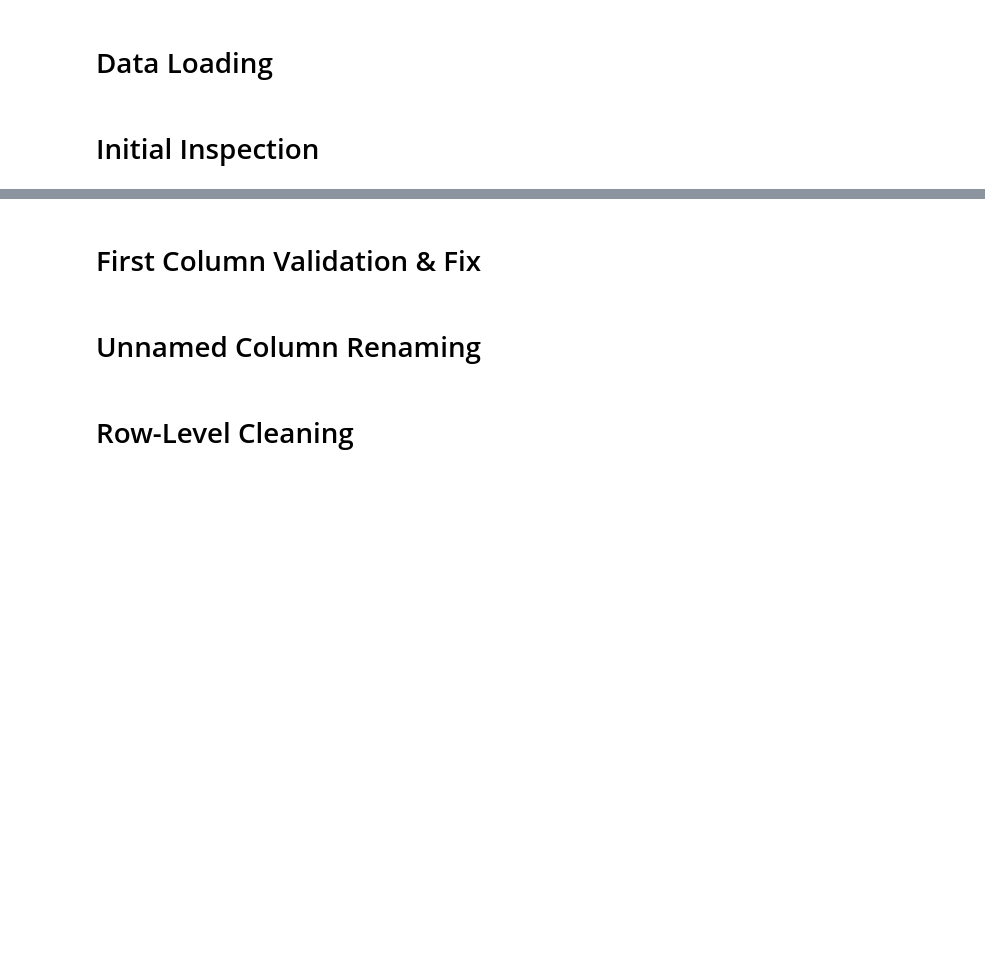
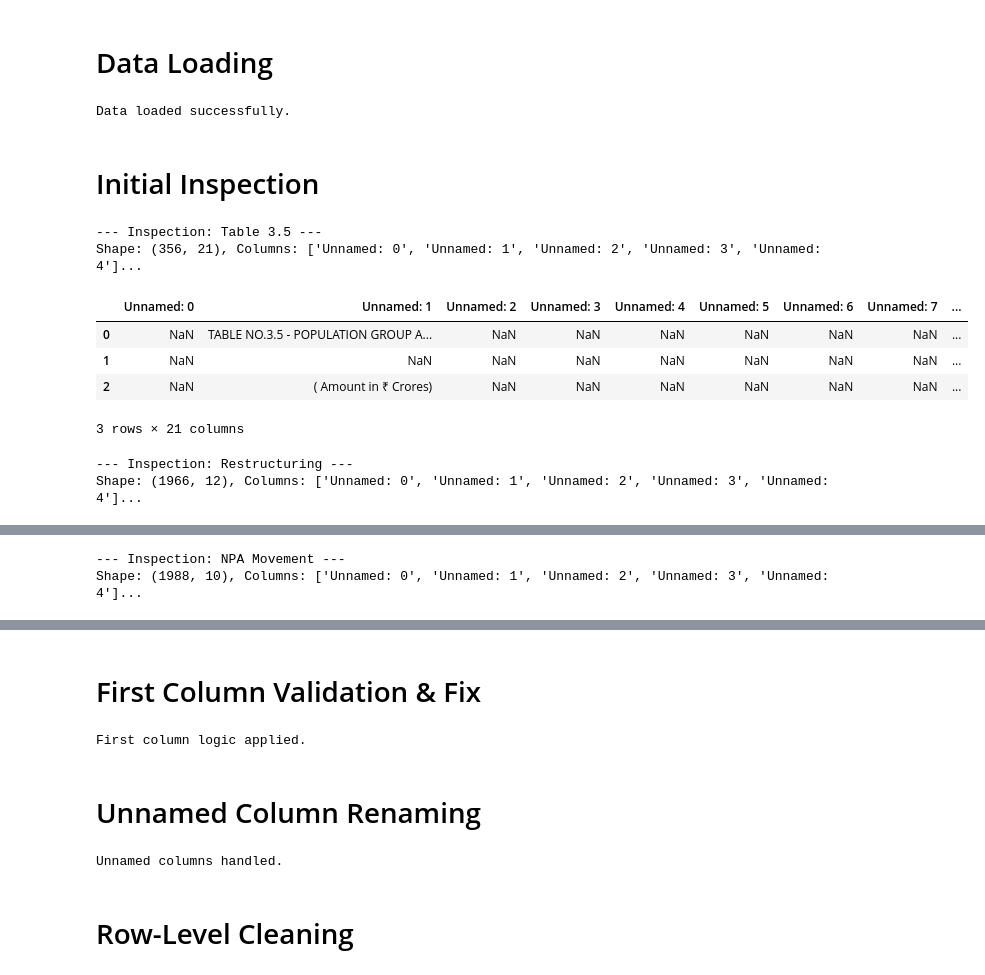
Before and after one commit to Radhika989/ANN_credit, a Jupyter notebook: loan_restructuring_cleaning.ipynb, the cells around one changed output, grey strips where cells are left out. Cells and saved outputs as stored; diff of their text form; code cells hidden in the pictures; blank space fills up the shorter version.

```diff
--- a/loan_restructuring_cleaning.ipynb
+++ b/loan_restructuring_cleaning.ipynb
@@ -15,24 +15,48 @@ from torch.utils.data import Dataset, DataLoader
 import matplotlib.pyplot as plt
 import optuna
 
-# File Paths
+# File Paths for RBI datasets
 file_3_5 = 'Table No 3.5 Population Group and Bank Group-wise Classification of Outstanding Credit of SCBs According to Occupation.xlsx'
 file_restructuring = '13.Loan Subjected to Restructuring and Corporate Debt Restructured.xlsx'
 file_npa = '_6.Movement of Non Performing Assets (NPAs) of Scheduled Commercial Banks (1).xlsx'
 
-# Load Raw Data
+# Load Raw Data into pandas DataFrames
 table_3_5 = pd.read_excel(file_3_5)
 table_restructuring = pd.read_excel(file_restructuring)
 table_npa = pd.read_excel(file_npa)
 
+# Common utility to convert strings to camelCase
+def to_camel_case(text):
+    if pd.isna(text) or str(text).strip() == "": return "unnamedColumn"
+    text = str(text)
+    words = re.findall(r'[A-Z]?[a-z0-9]+|[A-Z]+(?=[A-Z][a-z0-9]|\b)', text)
+    if not words: words = re.sub(r'[^a-zA-Z0-9]', ' ', text).split()
+    if not words: return "unnamedColumn"
+    processed = [words[0].lower()]
+    for word in words[1:]: processed.append(word.capitalize())
+    return "".join(processed)
+
 print("Data loaded successfully.")
+# %% [output]
+Data loaded successfully.
 # %% [markdown]
 # Initial Inspection
 # %%
 def inspect_table(df, name):
     print(f"--- Inspection: {name} ---")
     print(f"Shape: {df.shape}, Columns: {df.columns.tolist()[:5]}...")
+    display(df.head(3))
 
-inspect_table(table_3_5, "Table 3.5")
-inspect_table(table_restructuring, "Restructuring")
-inspect_table(table_npa, "NPA Movement")
+inspect_table(table_3_5, 'Table 3.5')
+inspect_table(table_restructuring, 'Restructuring')
+inspect_table(table_npa, 'NPA Movement')
+# %% [output]
+--- Inspection: Table 3.5 ---
+Shape: (356, 21), Columns: ['Unnamed: 0', 'Unnamed: 1', 'Unnamed: 2', 'Unnamed: 3', 'Unnamed: 4']...
+|  | Unnamed: 0 | Unnamed: 1 | Unnamed: 2 | Unnamed: 3 | Unnamed: 4 | Unnamed: 5 | Unnamed: 6 | Unnamed: 7 | ... |
+| 0 | NaN | TABLE NO.3.5 - POPULATION GROUP A... | NaN | NaN | NaN | NaN | NaN | NaN | ... |
+| 1 | NaN | NaN | NaN | NaN | NaN | NaN | NaN | NaN | ... |
+| 2 | NaN | ( Amount in ₹ Crores) | NaN | NaN | NaN | NaN | NaN | NaN | ... |
+3 rows × 21 columns
+--- Inspection: Restructuring ---
+Shape: (1966, 12), Columns: ['Unnamed: 0', 'Unnamed: 1', 'Unnamed: 2', 'Unnamed: 3', 'Unnamed: 4']...
@@ -38,0 +67,2 @@ inspect_table(table_npa, "NPA Movement")
+--- Inspection: NPA Movement ---
+Shape: (1988, 10), Columns: ['Unnamed: 0', 'Unnamed: 1', 'Unnamed: 2', 'Unnamed: 3', 'Unnamed: 4']...
@@ -51,7 +85,9 @@ def validate_first_column(df):
 table_3_5 = validate_first_column(table_3_5)
 table_restructuring = validate_first_column(table_restructuring)
 table_npa = validate_first_column(table_npa)
-print("First column validation and fix completed.")
+print('First column logic applied.')
+# %% [output]
+First column logic applied.
 # %% [markdown]
 # Unnamed Column Renaming
 # %%
@@ -63,13 +99,12 @@ def infer_column_names(df):
         'restructured': 'restructuredAmount', 'loan': 'loanId'
     }
     for i, col in enumerate(new_columns):
-        if "Unnamed" in str(col):
+        if 'Unnamed' in str(col):
             inferred = None
             for val in df.iloc[:15, i]:
                 val_str = str(val).lower()
                 for key, mapped in semantic_map.items():
-                    if key in val_str:
-                        inferred = mapped; break
+                    if key in val_str: inferred = mapped; break
                 if inferred: break
                 if len(val_str) > 2 and not val_str.replace('.','').isdigit():
                     inferred = val_str.strip(); break
@@ -80,7 +115,9 @@ def infer_column_names(df):
 table_3_5 = infer_column_names(table_3_5)
 table_restructuring = infer_column_names(table_restructuring)
 table_npa = infer_column_names(table_npa)
-print("Unnamed columns handled.")
+print('Unnamed columns handled.')
+# %% [output]
+Unnamed columns handled.
 # %% [markdown]
 # Row-Level Cleaning
 # %%
```
Also changed, not shown: parts of 10 cells of this notebook.
